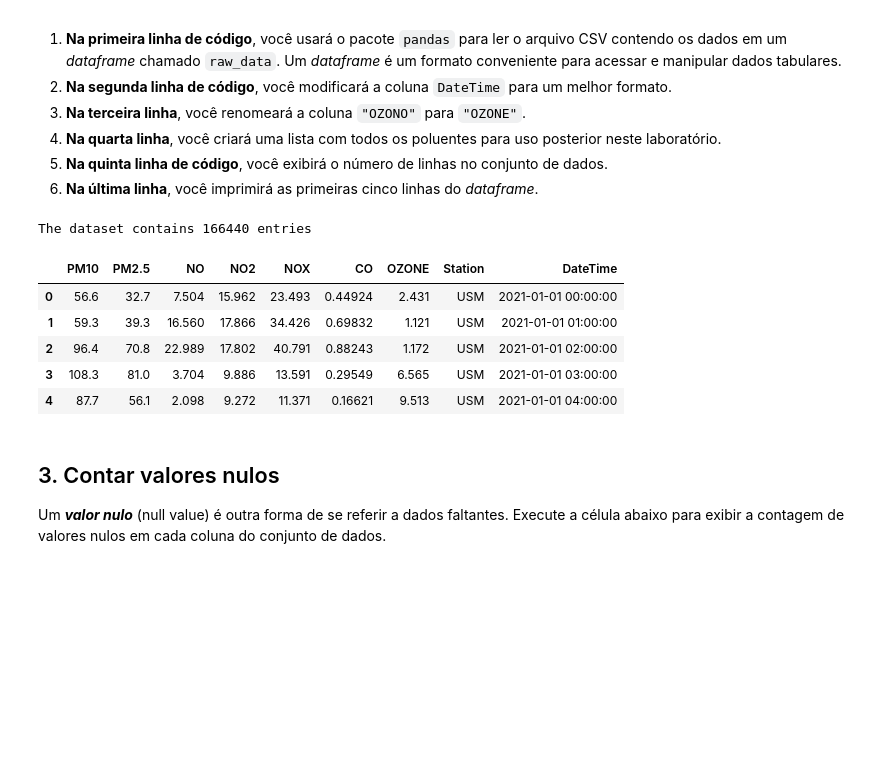
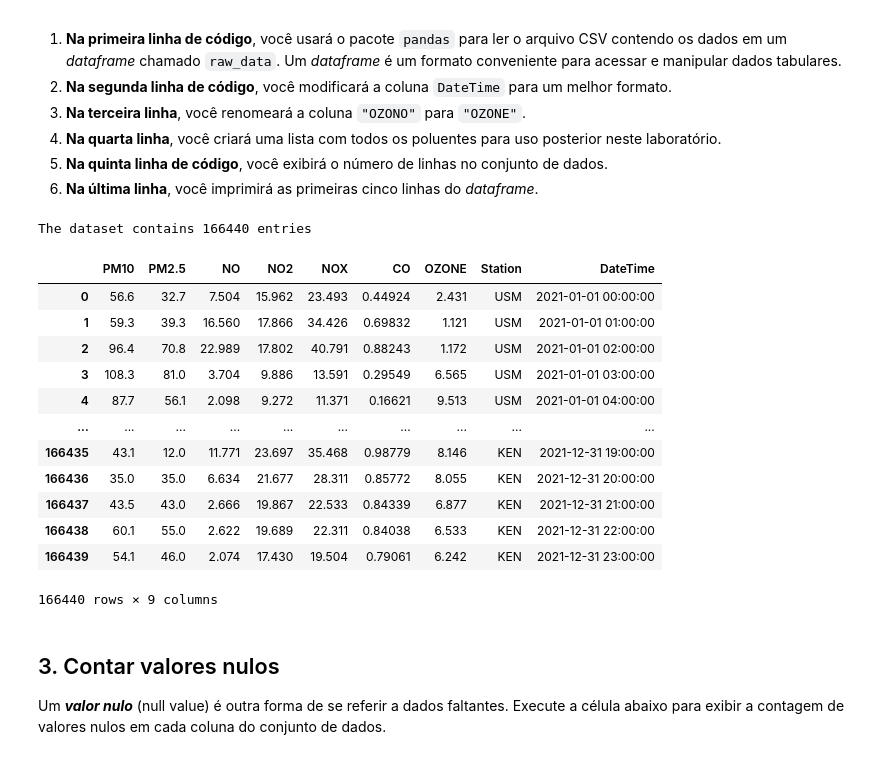
Before and after one commit to polianaraujo/air-quality, a Jupyter notebook: week2/C1_W2_L1_Air_Quality_Explore_Phase.ipynb, the cells around one changed output. Drawn from its saved outputs; the diff is of its cells as text; code cells hidden in the pictures; blank space fills up the shorter version.

```diff
--- a/week2/C1_W2_L1_Air_Quality_Explore_Phase.ipynb
+++ b/week2/C1_W2_L1_Air_Quality_Explore_Phase.ipynb
@@ -43,33 +43,40 @@ Execute a próxima célula para carregar os dados de qualidade do ar de Bogotá.
 # %%
 # This is a code comment!
 # Code comments always start with a "#" symbol
 # You'll see comments throughout the code describing what the code is doing
 
 # Read in the data
 raw_data = pd.read_csv('data/RMCAB_air_quality_sensor_data.csv')
 
 # Modify the DateTime column format
 raw_data['DateTime'] = pd.to_datetime(utils.fix_dates(raw_data, 'DateTime'), dayfirst=True)
 
 # Rename "OZONO" column from Spanish to English
 raw_data = raw_data.rename(columns={'OZONO': 'OZONE'})
 
 # List all of the pollutants that you will be working with
 pollutants_list = ['PM2.5', 'PM10',  'NO', 'NO2', 'NOX', 'CO', 'OZONE']
 
 # Print out the number of lines in the dataframe
 print(f"The dataset contains {len(raw_data)} entries")
 
 # Print out the first few lines in the dataframe
-raw_data.head(5)
+raw_data
 # %% [output]
 The dataset contains 166440 entries
 |  | PM10 | PM2.5 | NO | NO2 | NOX | CO | OZONE | Station | DateTime |
 | 0 | 56.6 | 32.7 | 7.504 | 15.962 | 23.493 | 0.44924 | 2.431 | USM | 2021-01-01 00:00:00 |
 | 1 | 59.3 | 39.3 | 16.560 | 17.866 | 34.426 | 0.69832 | 1.121 | USM | 2021-01-01 01:00:00 |
 | 2 | 96.4 | 70.8 | 22.989 | 17.802 | 40.791 | 0.88243 | 1.172 | USM | 2021-01-01 02:00:00 |
 | 3 | 108.3 | 81.0 | 3.704 | 9.886 | 13.591 | 0.29549 | 6.565 | USM | 2021-01-01 03:00:00 |
 | 4 | 87.7 | 56.1 | 2.098 | 9.272 | 11.371 | 0.16621 | 9.513 | USM | 2021-01-01 04:00:00 |
+| ... | ... | ... | ... | ... | ... | ... | ... | ... | ... |
+| 166435 | 43.1 | 12.0 | 11.771 | 23.697 | 35.468 | 0.98779 | 8.146 | KEN | 2021-12-31 19:00:00 |
+| 166436 | 35.0 | 35.0 | 6.634 | 21.677 | 28.311 | 0.85772 | 8.055 | KEN | 2021-12-31 20:00:00 |
+| 166437 | 43.5 | 43.0 | 2.666 | 19.867 | 22.533 | 0.84339 | 6.877 | KEN | 2021-12-31 21:00:00 |
+| 166438 | 60.1 | 55.0 | 2.622 | 19.689 | 22.311 | 0.84038 | 6.533 | KEN | 2021-12-31 22:00:00 |
+| 166439 | 54.1 | 46.0 | 2.074 | 17.430 | 19.504 | 0.79061 | 6.242 | KEN | 2021-12-31 23:00:00 |
+166440 rows × 9 columns
 # %% [markdown]
 ## 3. Contar valores nulos
 
```
Also changed, not shown: parts of 1 cell of this notebook, 1 other file.
